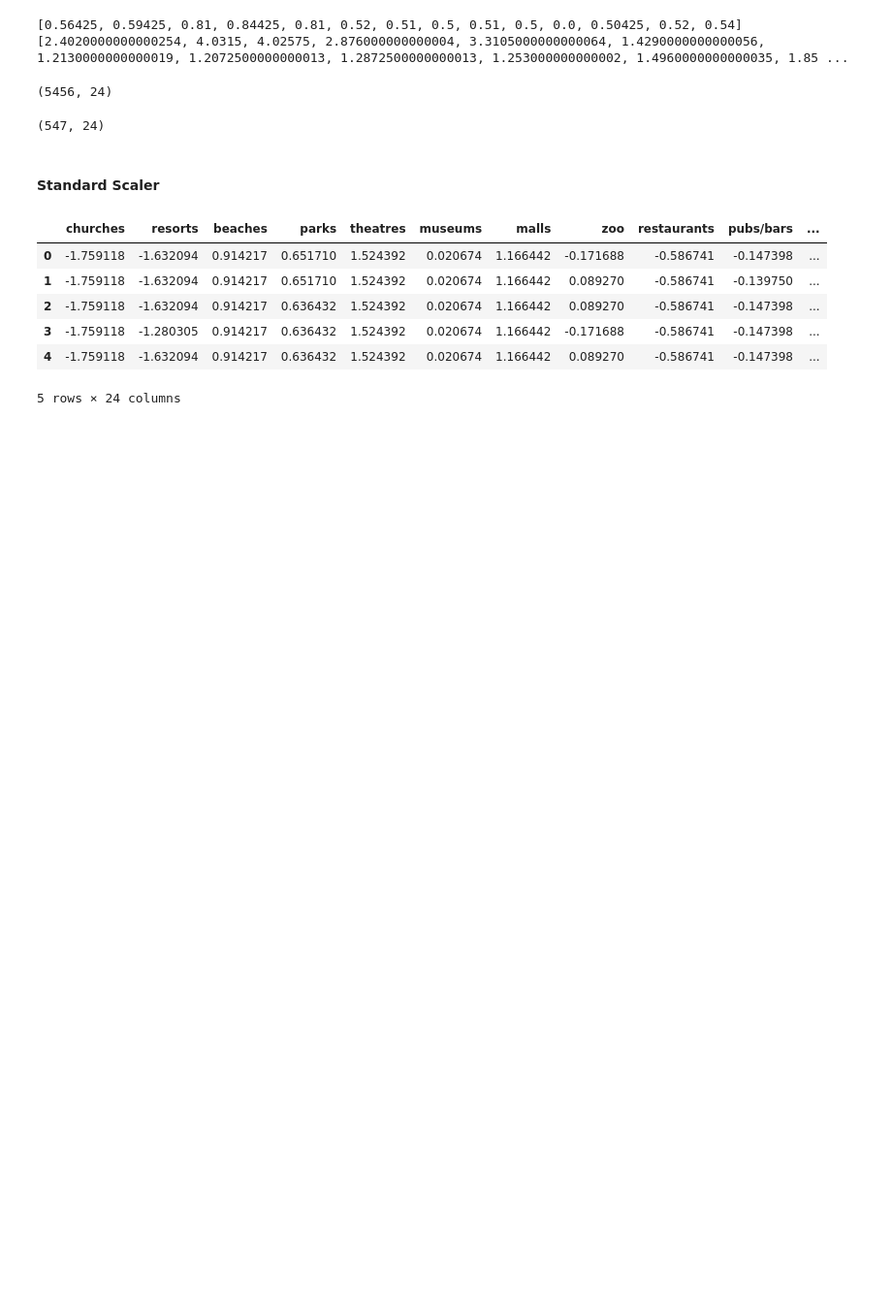
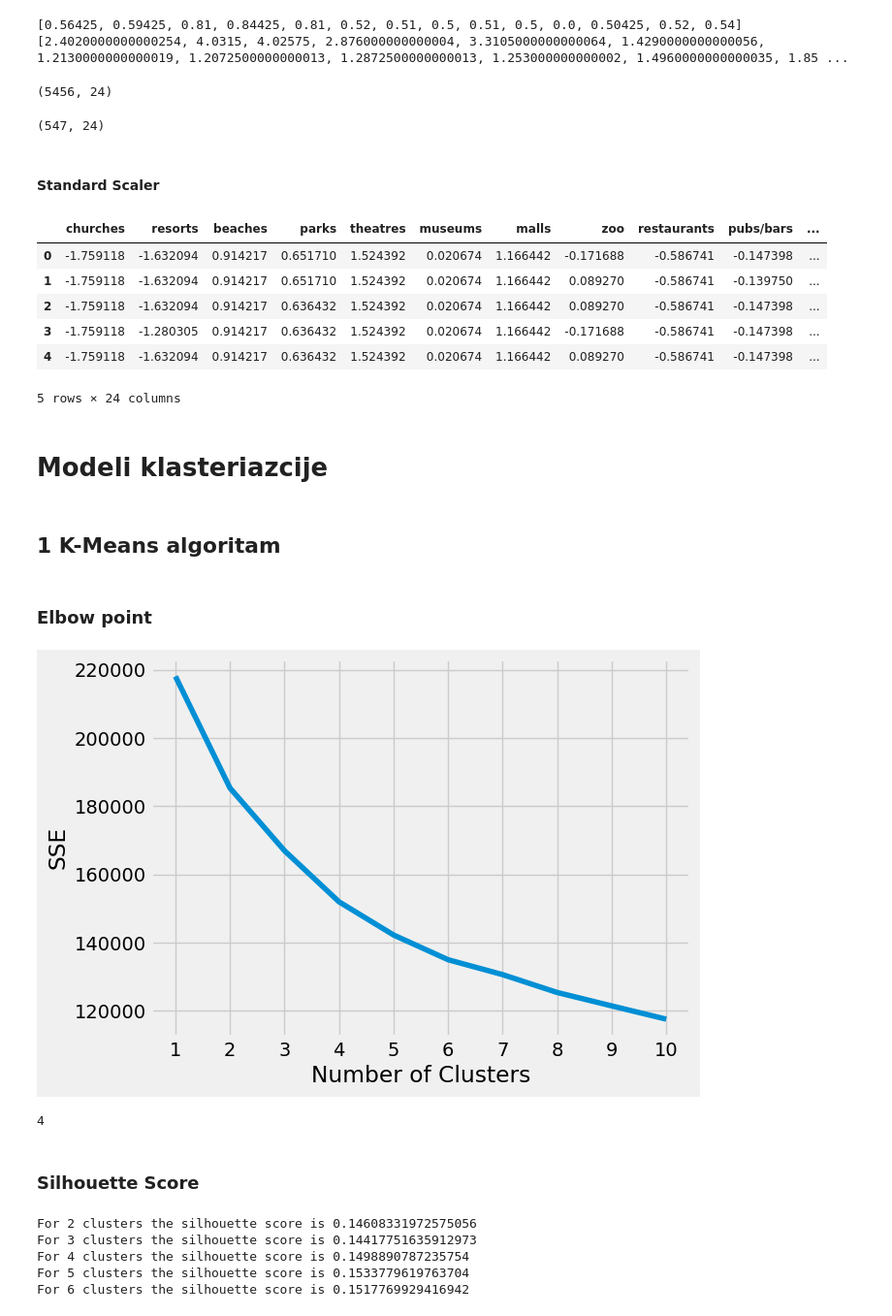
Before and after one commit to nikoladj99/ML_Project_2, a Jupyter notebook: Project 2.ipynb, the cells around one changed output. Shown at 97% size. Saved outputs shown, nothing was run; the diff lists cells and outputs as text; code cells hidden in the pictures; blank space fills up the shorter version.

```diff
--- a/Project 2.ipynb
+++ b/Project 2.ipynb
@@ -291,3 +303,61 @@ df_standard_scaled.head()
 | 3 | -1.759118 | -1.280305 | 0.914217 | 0.636432 | 1.524392 | 0.020674 | 1.166442 | -0.171688 | -0.586741 | -0.147398 | ... |
 | 4 | -1.759118 | -1.632094 | 0.914217 | 0.636432 | 1.524392 | 0.020674 | 1.166442 | 0.089270 | -0.586741 | -0.147398 | ... |
 5 rows × 24 columns
+# %% [markdown]
+<h1>Modeli klasteriazcije</h1>
+# %% [markdown]
+<h2>1 K-Means algoritam</h2>
+# %% [markdown]
+<h3>Elbow point</h3>
+# %%
+kmeans_kwargs = {
+    "init": "k-means++",
+    "n_init": 10,
+    "max_iter": 300,
+}
+
+# A list that holds the SSe values for each k
+sse = []
+for k in range(1, 11):
+    kmeans = KMeans(n_clusters=k, **kmeans_kwargs)
+    kmeans.fit(df)
+    sse.append(kmeans.inertia_)
+# %%
+plt.style.use("fivethirtyeight")
+plt.plot(range(1, 11),sse)
+plt.xticks(range(1, 11))
+plt.xlabel("Number of Clusters")
+plt.ylabel("SSE")
+plt.show()
+# %% [output]
+[figure, added]
+# %%
+kl = KneeLocator(range(1, 11), sse, curve="convex", direction = "decreasing")
+kl.elbow
+# %% [output]
+4
+# %% [markdown]
+<h3>Silhouette Score</h3>
+# %%
+kmeans_kwargs = {
+    "init": "k-means++",
+    "n_init": 10,
+    "max_iter": 300
+}
+
+n_clusters = [2, 3, 4, 5, 6]
+# A list that holds the SSe values for each k
+sse = []
+
+for k in n_clusters:
+    kmeans = KMeans(n_clusters=k, **kmeans_kwargs)
+    predict = kmeans.fit_predict(df)
+    score = silhouette_score(df, predict, random_state = 42)
+    print("For {} clusters the silhouette score is {}".format(k, score))
+    sse.append(score)
+# %% [output]
+For 2 clusters the silhouette score is 0.14608331972575056
+For 3 clusters the silhouette score is 0.14417751635912973
+For 4 clusters the silhouette score is 0.1498890787235754
+For 5 clusters the silhouette score is 0.1533779619763704
+For 6 clusters the silhouette score is 0.1517769929416942
```
Also changed, not shown: parts of 52 cells of this notebook.
